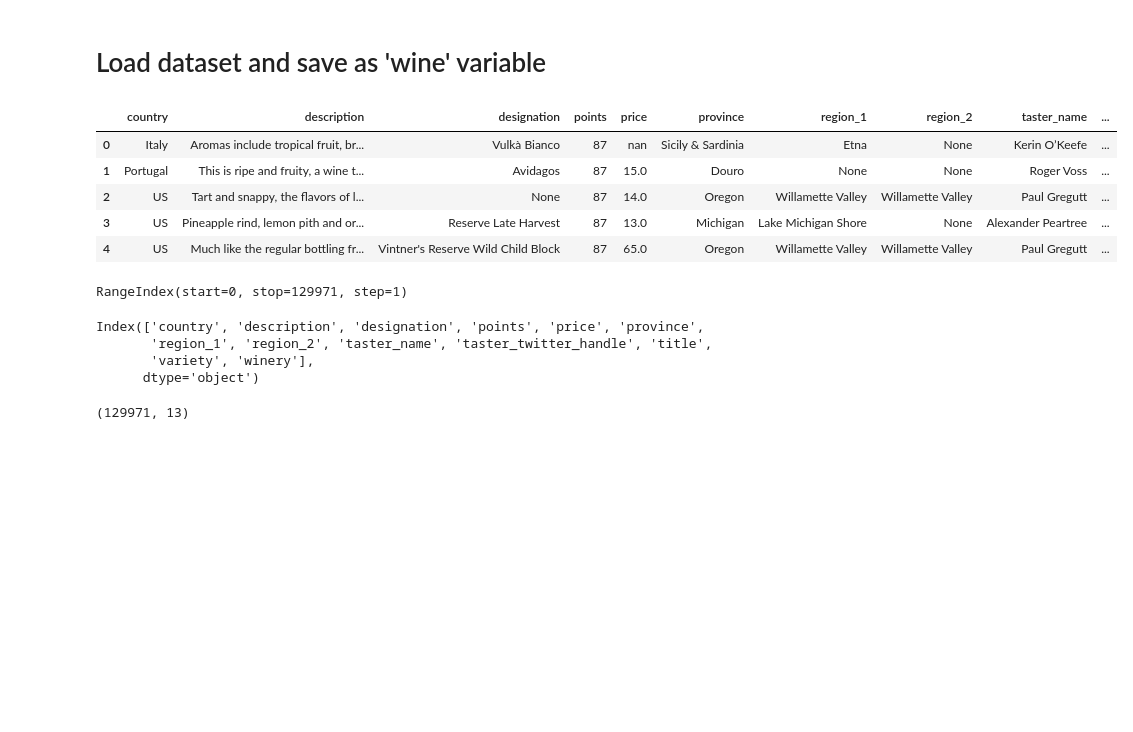
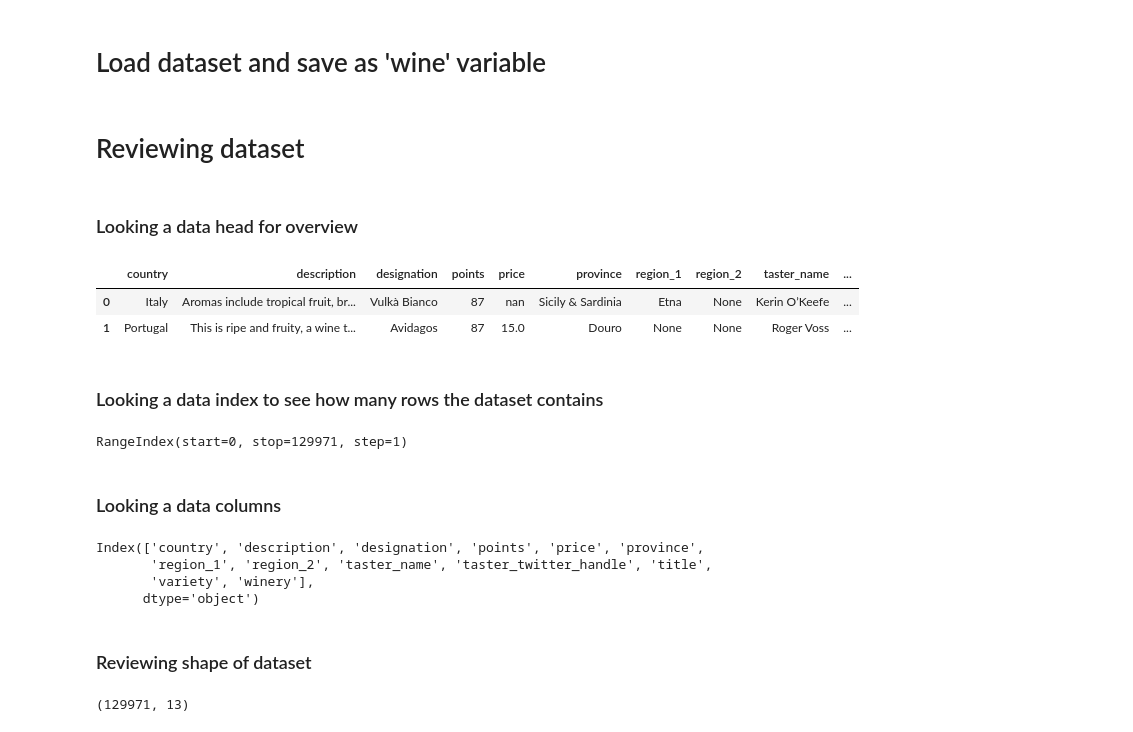
Before and after one commit to evanrosa/wine-ML-capstone-2018, a Jupyter notebook: 02-EDA.ipynb, the cells around one changed output. Cells and saved outputs as stored; diff of their text form; code cells hidden in the pictures; blank space fills up the shorter version.

```diff
--- a/02-EDA.ipynb
+++ b/02-EDA.ipynb
@@ -9,19 +9,24 @@ import matplotlib.pyplot as plt
 # Load dataset and save as 'wine' variable
 # %%
 wine = pd.read_json('./wine-reviews/winemag-data-130k-v2.json', dtype='unicode');
+# %% [markdown]
+# Reviewing dataset
+# %% [markdown]
+### Looking a data head for overview
 # %%
-wine.head()
+wine.head(2)
 # %% [output]
 |  | country | description | designation | points | price | province | region_1 | region_2 | taster_name | ... |
 | 0 | Italy | Aromas include tropical fruit, br... | Vulkà Bianco | 87 | nan | Sicily & Sardinia | Etna | None | Kerin O’Keefe | ... |
 | 1 | Portugal | This is ripe and fruity, a wine t... | Avidagos | 87 | 15.0 | Douro | None | None | Roger Voss | ... |
-| 2 | US | Tart and snappy, the flavors of l... | None | 87 | 14.0 | Oregon | Willamette Valley | Willamette Valley | Paul Gregutt | ... |
-| 3 | US | Pineapple rind, lemon pith and or... | Reserve Late Harvest | 87 | 13.0 | Michigan | Lake Michigan Shore | None | Alexander Peartree | ... |
-| 4 | US | Much like the regular bottling fr... | Vintner's Reserve Wild Child Block | 87 | 65.0 | Oregon | Willamette Valley | Willamette Valley | Paul Gregutt | ... |
+# %% [markdown]
+### Looking a data index to see how many rows the dataset contains
 # %%
 wine.index
 # %% [output]
 RangeIndex(start=0, stop=129971, step=1)
+# %% [markdown]
+### Looking a data columns
 # %%
 wine.columns
 # %% [output]
@@ -29,6 +34,8 @@ Index(['country', 'description', 'designation', 'points', 'price', 'province',
        'region_1', 'region_2', 'taster_name', 'taster_twitter_handle', 'title',
        'variety', 'winery'],
       dtype='object')
+# %% [markdown]
+### Reviewing shape of dataset
 # %%
 wine.shape
 # %% [output]
```
Also changed, not shown: parts of 38 cells of this notebook.
